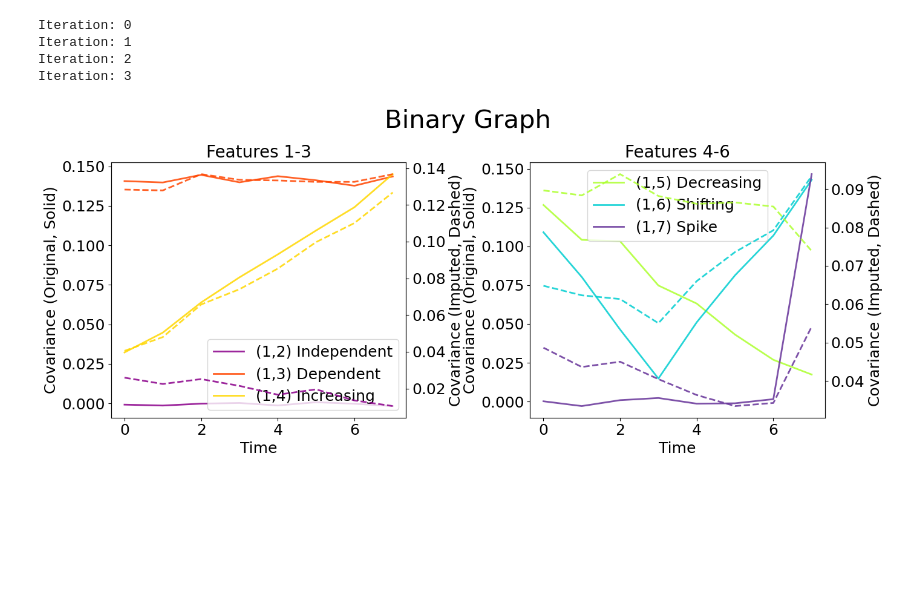
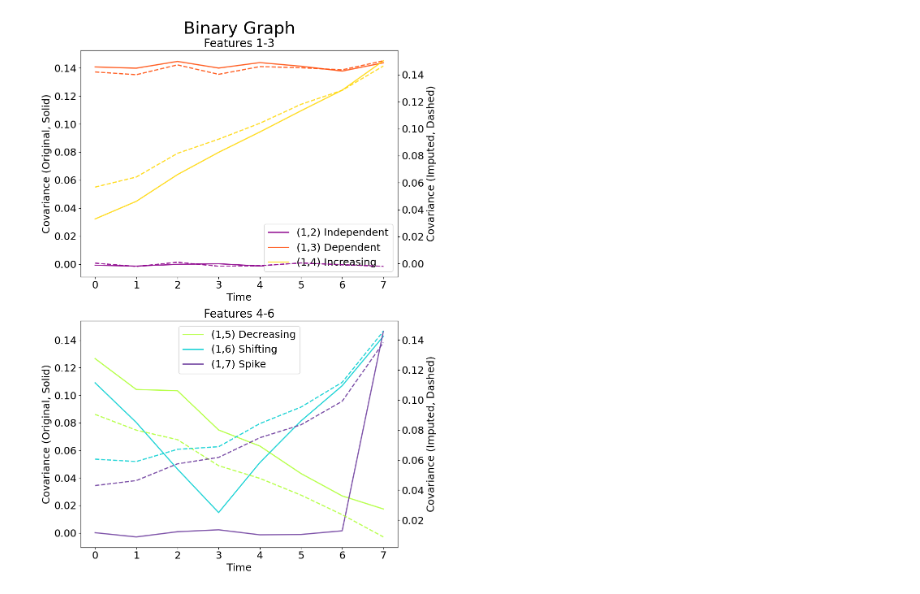
Before and after one commit to hugwuoke/anti-trafficking, a Jupyter notebook: complex_covariance/fig_plot_impute_ML.ipynb, the cells around one changed output. Saved outputs shown, nothing was run; the diff lists cells and outputs as text; code cells hidden in the pictures; blank space fills up the shorter version.

```diff
--- a/complex_covariance/fig_plot_impute_ML.ipynb
+++ b/complex_covariance/fig_plot_impute_ML.ipynb
@@ -205,13 +249,8 @@ for col in list(data_copy.columns):
     i += 1
 
 # Now, use imputation to impute the 'missing' data
-data_copy = miss_forest_impute(data_copy)
+data_copy = random_forest_imputation(data_copy)
 data_copy.insert(0, 't', data['t'])
-# %% [output]
-Iteration: 0
-Iteration: 1
-Iteration: 2
-Iteration: 3
 # %%
 data = split_by_time(data)
 data_copy = split_by_time(data_copy)
@@ -247,7 +286,7 @@ colors = [
     "rebeccapurple"
 ]
 
-fig, (ax1, ax2) = plt.subplots(1, 2, figsize=(14, 6), sharey=False)
+fig, (ax1, ax2) = plt.subplots(2, 1, figsize=(10, 14), sharey=False)
 ax1_alt = ax1.twinx()
 ax2_alt = ax2.twinx()
 
@@ -285,31 +324,31 @@ ax1_alt.tick_params(axis='both', which='major', labelsize=tick_fontsize)
 # Plot the last 3 features in the right subplot
 for i in range(3, 6):
     ax2.plot(graph_covariances_over_time[:, i],
             label=legend_labels[i],
             linewidth=2,
             color=colors[i],
             alpha=0.85)
     ax2_alt.plot(graph_covariances_over_time_med_imp[:, i],
             '--',
             label=legend_labels[i] + " (Imputed)",
             linewidth=2,
             color=colors[i],
             alpha=0.85)
 ax2.set_title("Features 4-6", fontsize=title_fontsize)
 ax2.set_xlabel("Time", fontsize=label_fontsize)
 ax2.set_ylabel("Covariance (Original, Solid)", fontsize=label_fontsize)
 ax2.legend(loc="best", fontsize=legend_fontsize)
 ax2.tick_params(axis='both', which='major', labelsize=tick_fontsize)
 # ax2.grid(True)
 
 ax2_alt.set_ylabel("Covariance (Imputed, Dashed)", fontsize=label_fontsize)
 # ax2_alt.legend(loc="best", fontsize=legend_fontsize)
 ax2_alt.tick_params(axis='both', which='major', labelsize=tick_fontsize)
 # ax2_alt.grid(True)
 
 fig.suptitle("Binary Graph", fontsize=title_fontsize*1.5)
 # ax1.legend(loc='center left', bbox_to_anchor=(1, 0.5))
 plt.tight_layout()
 plt.show()
 # %% [output]
-[figure, old version]
+[figure, new version]
```
Also changed, not shown: parts of 17 cells of this notebook.
